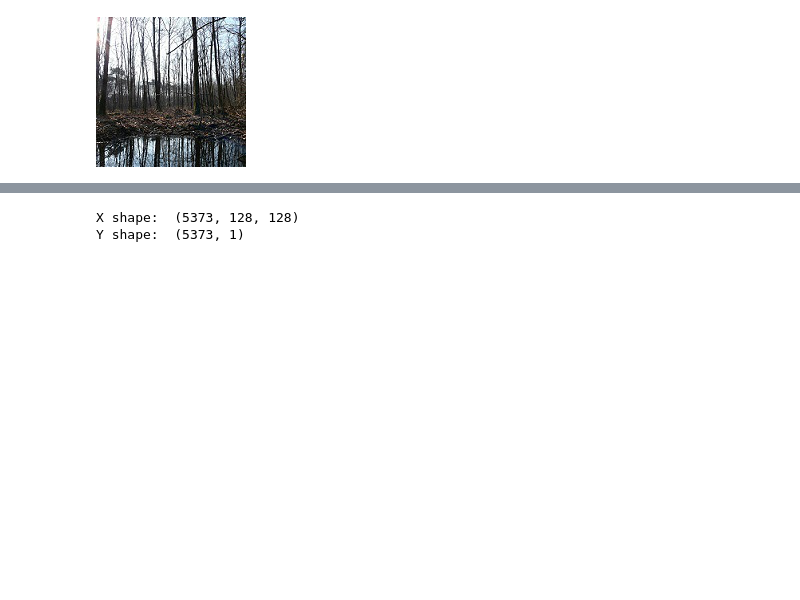
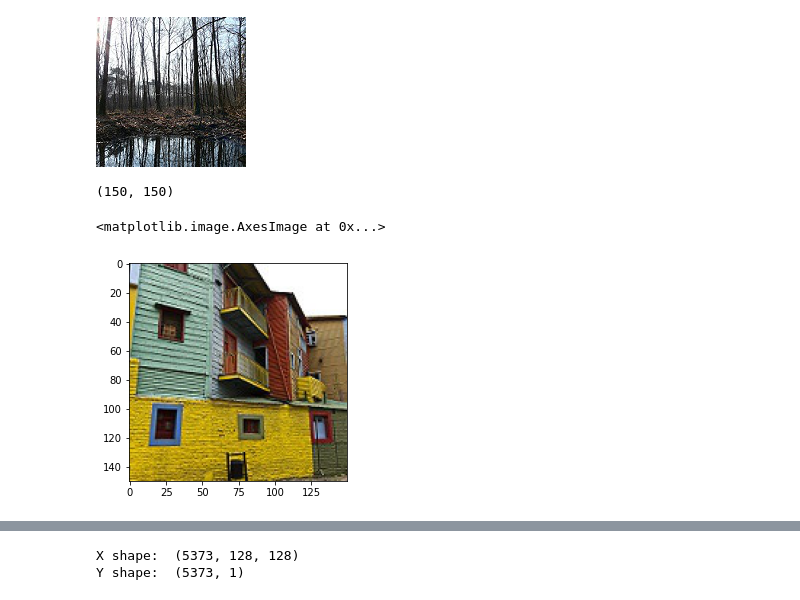
Before and after one commit to MJR2010gbc/image-processing, a Jupyter notebook: DataProcessingNotebook.ipynb, the cells around one changed output, grey strips where cells are left out. Cells and saved outputs as stored; diff of their text form; code cells hidden in the pictures; blank space fills up the shorter version.

```diff
--- a/DataProcessingNotebook.ipynb
+++ b/DataProcessingNotebook.ipynb
@@ -76,4 +41,14 @@ Text(0.5, 1.0, 'Buildings and Forest in GrayScale')
 Image.open("/content/drive/MyDrive/Data/seg_train/seg_train/forest/23.jpg")
 # %% [output]
 [figure]
+# %%
+#test image of a building with plt
+
+tim = Image.open('/content/drive/MyDrive/Data/seg_train/seg_train/buildings/4.jpg')
+print(tim.size)
+plt.imshow(tim)
+# %% [output]
+(150, 150)
+<matplotlib.image.AxesImage at 0x...>
+[figure, added]
 # %%
```
Also changed, not shown: parts of 18 cells of this notebook.
